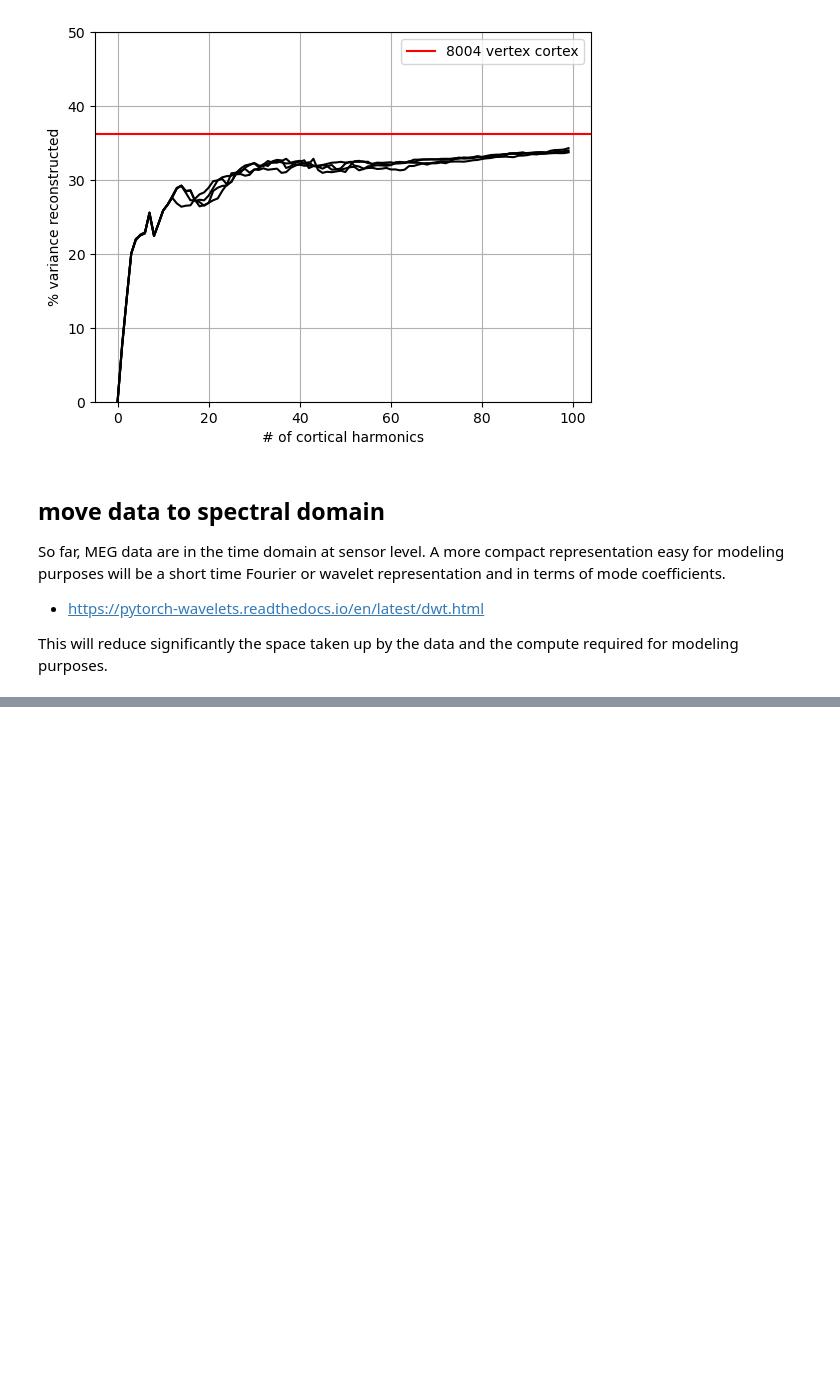
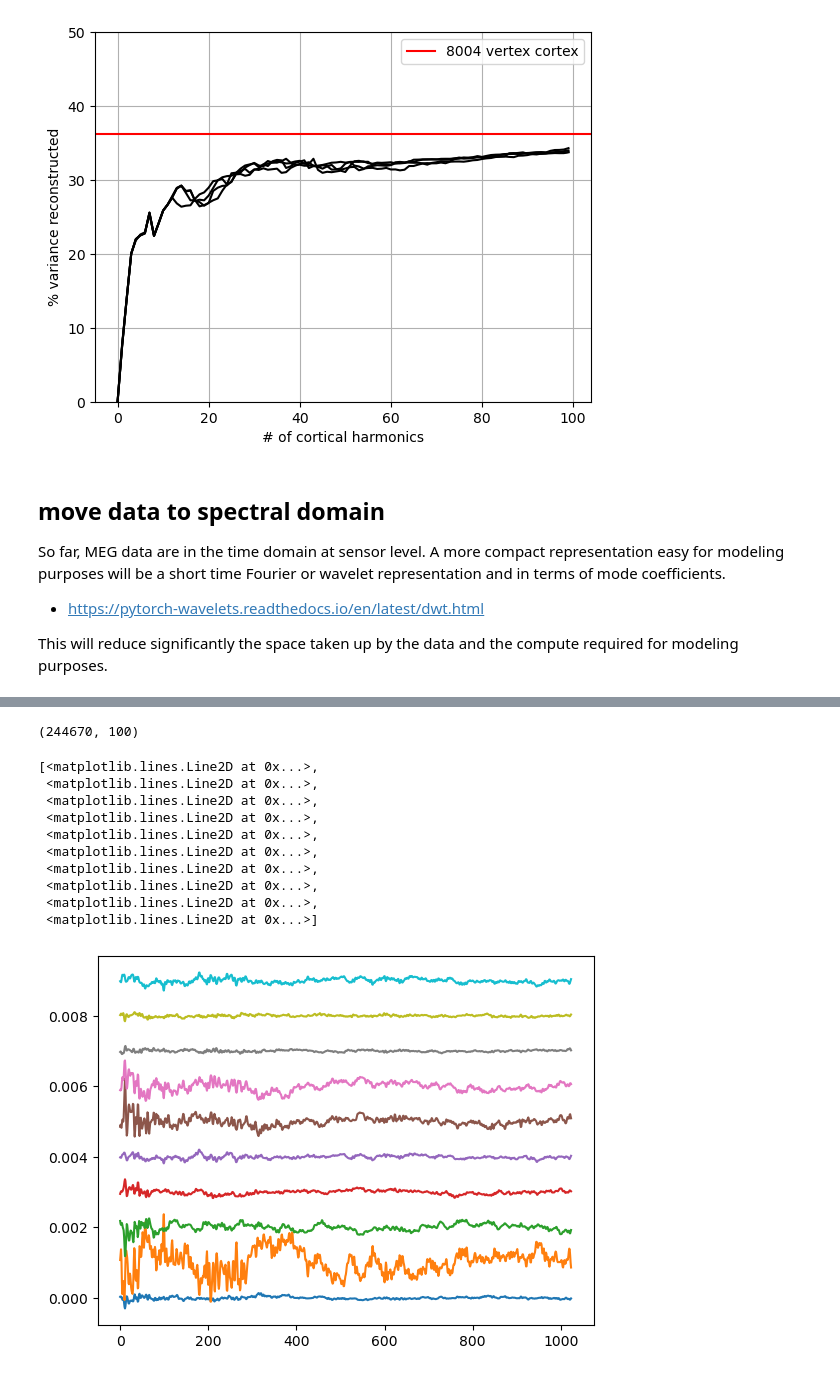
Before and after one commit to maedoc/friedchicken, a Jupyter notebook: meg-prep-rewrite.ipynb, the cells around one changed output, grey strips where cells are left out. Drawn from its saved outputs; the diff is of its cells as text; code cells hidden in the pictures; blank space fills up the shorter version.

```diff
--- a/meg-prep-rewrite.ipynb
+++ b/meg-prep-rewrite.ipynb
@@ -501,0 +655,18 @@ This will reduce significantly the space taken up by the data and the compute re
+# %%
+mode_ts.shape
+# %% [output]
+(244670, 100)
+# %%
+pl.plot(mode_ts[:1024,::10]+np.r_[:10]*1e-3)
+# %% [output]
+[<matplotlib.lines.Line2D at 0x...>,
+ <matplotlib.lines.Line2D at 0x...>,
+ <matplotlib.lines.Line2D at 0x...>,
+ <matplotlib.lines.Line2D at 0x...>,
+ <matplotlib.lines.Line2D at 0x...>,
+ <matplotlib.lines.Line2D at 0x...>,
+ <matplotlib.lines.Line2D at 0x...>,
+ <matplotlib.lines.Line2D at 0x...>,
+ <matplotlib.lines.Line2D at 0x...>,
+ <matplotlib.lines.Line2D at 0x...>]
+[figure, added]
```
Also changed, not shown: parts of 38 cells of this notebook, 3 other files.
